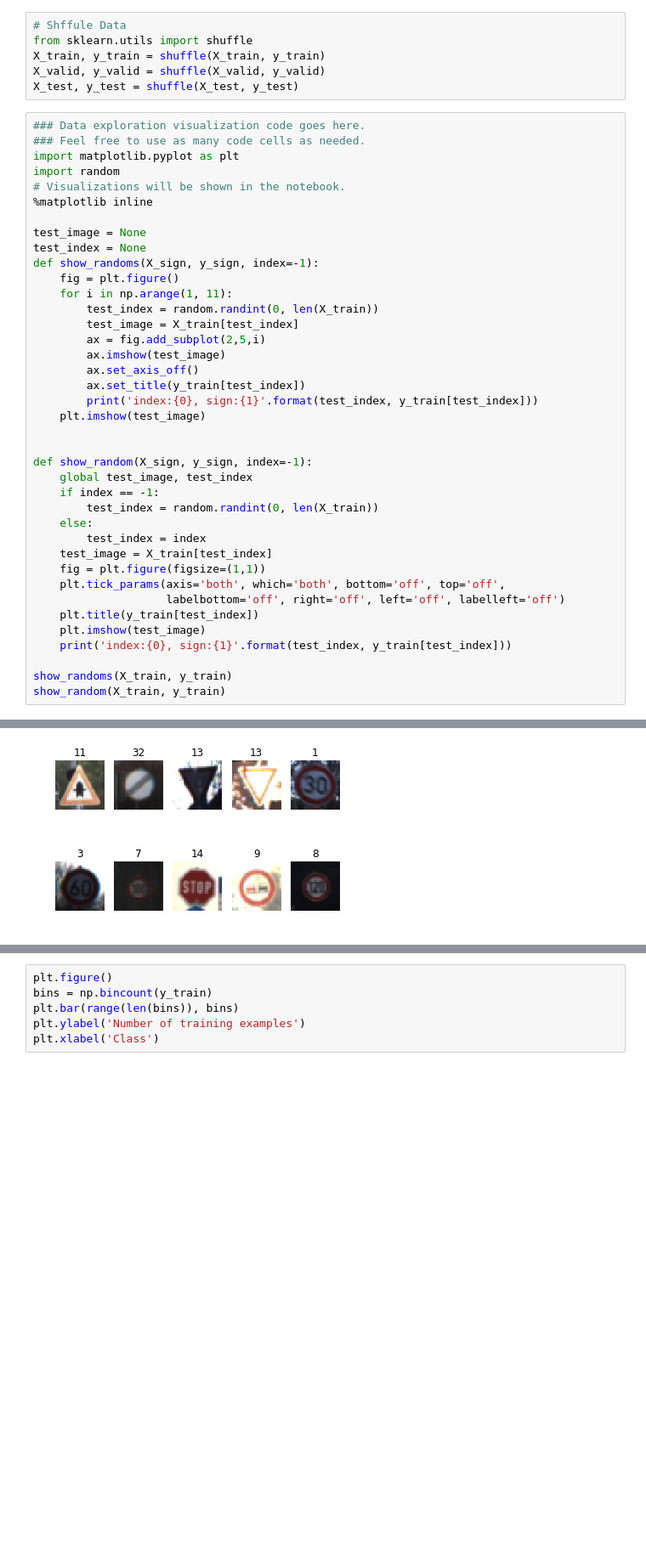
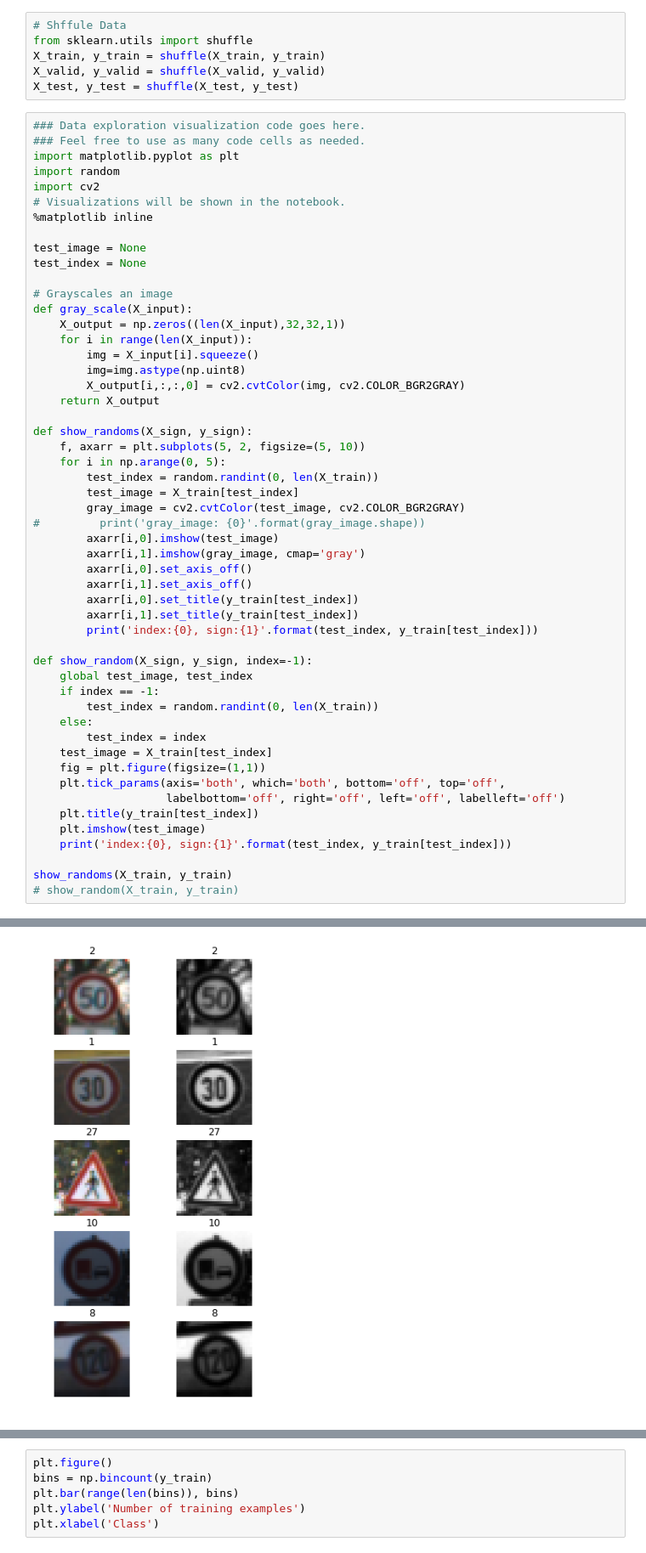
Before and after one commit to linked0/CarND-Traffic-Sign-Classifier, a Jupyter notebook: Traffic_Sign_Classifier.ipynb, the cells around one changed output, grey strips where cells are left out. Shown: that part at 85% size. Saved outputs shown, nothing was run; the diff lists cells and outputs as text; blank space fills up the shorter version.

```diff
--- a/Traffic_Sign_Classifier.ipynb
+++ b/Traffic_Sign_Classifier.ipynb
@@ -102,23 +104,36 @@ X_test, y_test = shuffle(X_test, y_test)
 ### Feel free to use as many code cells as needed.
 import matplotlib.pyplot as plt
 import random
+import cv2
 # Visualizations will be shown in the notebook.
 %matplotlib inline
 
 test_image = None
 test_index = None
-def show_randoms(X_sign, y_sign, index=-1):
-    fig = plt.figure()
-    for i in np.arange(1, 11):
+
+# Grayscales an image
+def gray_scale(X_input):
+    X_output = np.zeros((len(X_input),32,32,1))
+    for i in range(len(X_input)):
+        img = X_input[i].squeeze()
+        img=img.astype(np.uint8)
+        X_output[i,:,:,0] = cv2.cvtColor(img, cv2.COLOR_BGR2GRAY)
+    return X_output
+
+def show_randoms(X_sign, y_sign):
+    f, axarr = plt.subplots(5, 2, figsize=(5, 10))
+    for i in np.arange(0, 5):
         test_index = random.randint(0, len(X_train))
         test_image = X_train[test_index]
-        ax = fig.add_subplot(2,5,i)
-        ax.imshow(test_image)
-        ax.set_axis_off()
-        ax.set_title(y_train[test_index])
+        gray_image = cv2.cvtColor(test_image, cv2.COLOR_BGR2GRAY)
+#         print('gray_image: {0}'.format(gray_image.shape))
+        axarr[i,0].imshow(test_image)
+        axarr[i,1].imshow(gray_image, cmap='gray')
+        axarr[i,0].set_axis_off()
+        axarr[i,1].set_axis_off()
+        axarr[i,0].set_title(y_train[test_index])
+        axarr[i,1].set_title(y_train[test_index])
         print('index:{0}, sign:{1}'.format(test_index, y_train[test_index]))
-    plt.imshow(test_image)
-
 
 def show_random(X_sign, y_sign, index=-1):
     global test_image, test_index
@@ -135,5 +150,5 @@ def show_random(X_sign, y_sign, index=-1):
     print('index:{0}, sign:{1}'.format(test_index, y_train[test_index]))
 
 show_randoms(X_train, y_train)
-show_random(X_train, y_train)
+# show_random(X_train, y_train)
 # %% [output]
@@ -151 +160 @@ index:5220, sign:14
-[figure, old version]
+[figure, new version]
```
Also changed, not shown: parts of 7 cells of this notebook.
